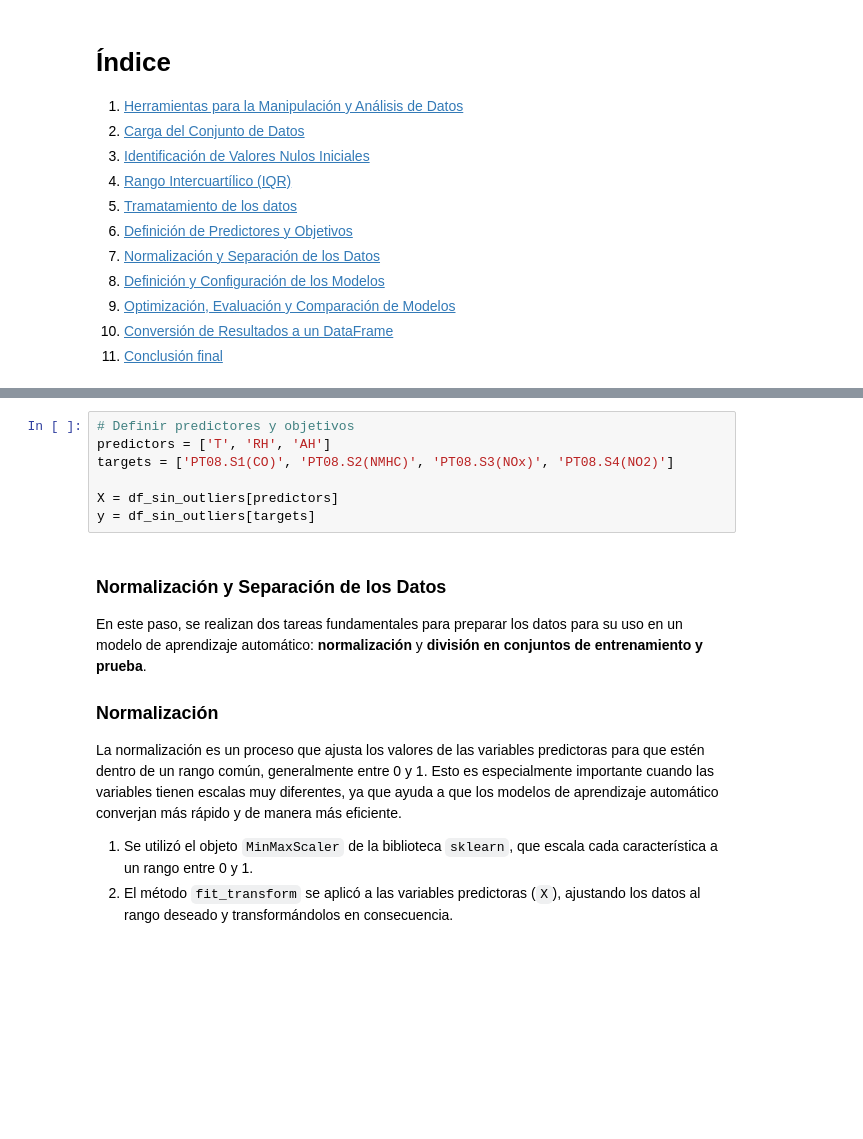
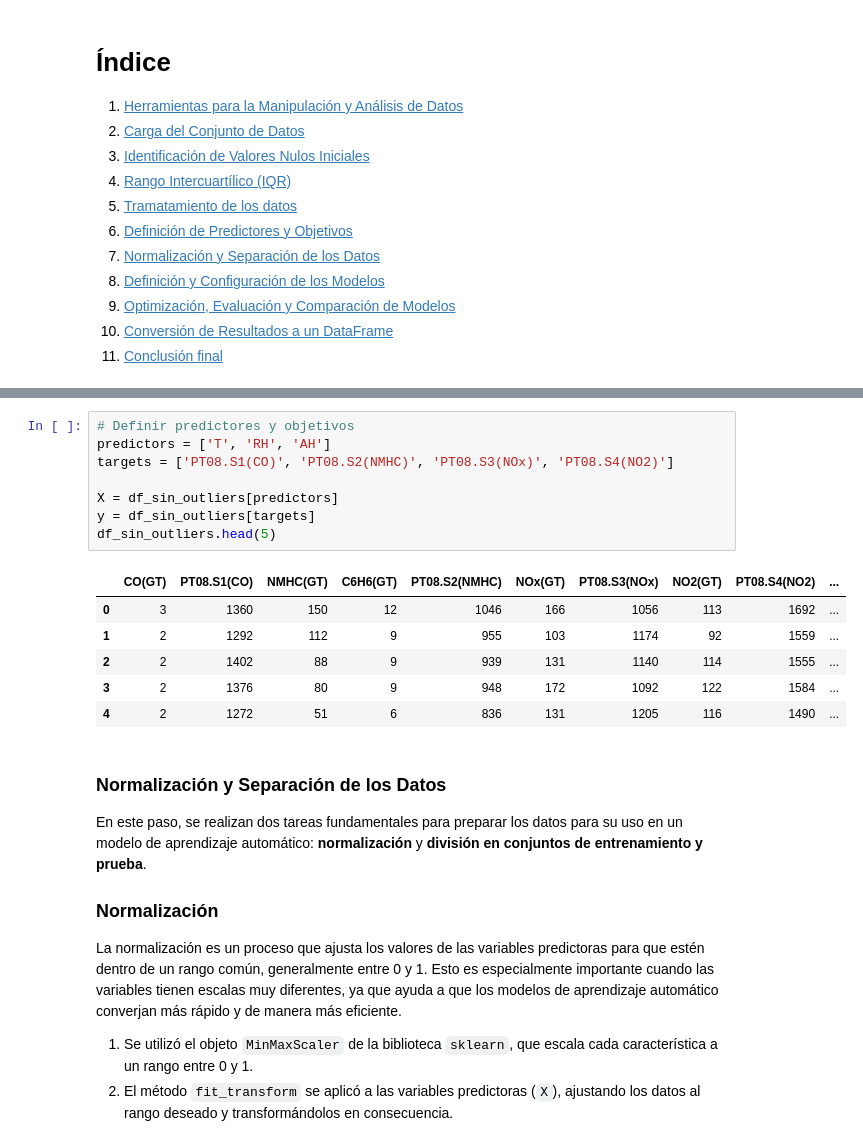
Before and after one commit to mkltc/RETO3, a Jupyter notebook: saaFinal.ipynb, the cells around one changed output, grey strips where cells are left out. Saved outputs shown, nothing was run; the diff lists cells and outputs as text; blank space fills up the shorter version.

```diff
--- a/saaFinal.ipynb
+++ b/saaFinal.ipynb
@@ -429,10 +435,18 @@ Esta separación es esencial para entrenar modelos predictivos, ya que `X` propo
 # %%
 # Definir predictores y objetivos
 predictors = ['T', 'RH', 'AH']
 targets = ['PT08.S1(CO)', 'PT08.S2(NMHC)', 'PT08.S3(NOx)', 'PT08.S4(NO2)']
 
 X = df_sin_outliers[predictors]
 y = df_sin_outliers[targets]
+df_sin_outliers.head(5)
+# %% [output]
+|  | CO(GT) | PT08.S1(CO) | NMHC(GT) | C6H6(GT) | PT08.S2(NMHC) | NOx(GT) | PT08.S3(NOx) | NO2(GT) | PT08.S4(NO2) | ... |
+| 0 | 3 | 1360 | 150 | 12 | 1046 | 166 | 1056 | 113 | 1692 | ... |
+| 1 | 2 | 1292 | 112 | 9 | 955 | 103 | 1174 | 92 | 1559 | ... |
+| 2 | 2 | 1402 | 88 | 9 | 939 | 131 | 1140 | 114 | 1555 | ... |
+| 3 | 2 | 1376 | 80 | 9 | 948 | 172 | 1092 | 122 | 1584 | ... |
+| 4 | 2 | 1272 | 51 | 6 | 836 | 131 | 1205 | 116 | 1490 | ... |
 # %% [markdown]
 ### **Normalización y Separación de los Datos**
 En este paso, se realizan dos tareas fundamentales para preparar los datos para su uso en un modelo de aprendizaje automático: **normalización** y **división en conjuntos de entrenamiento y prueba**.
```
Also changed, not shown: parts of 29 cells of this notebook.
